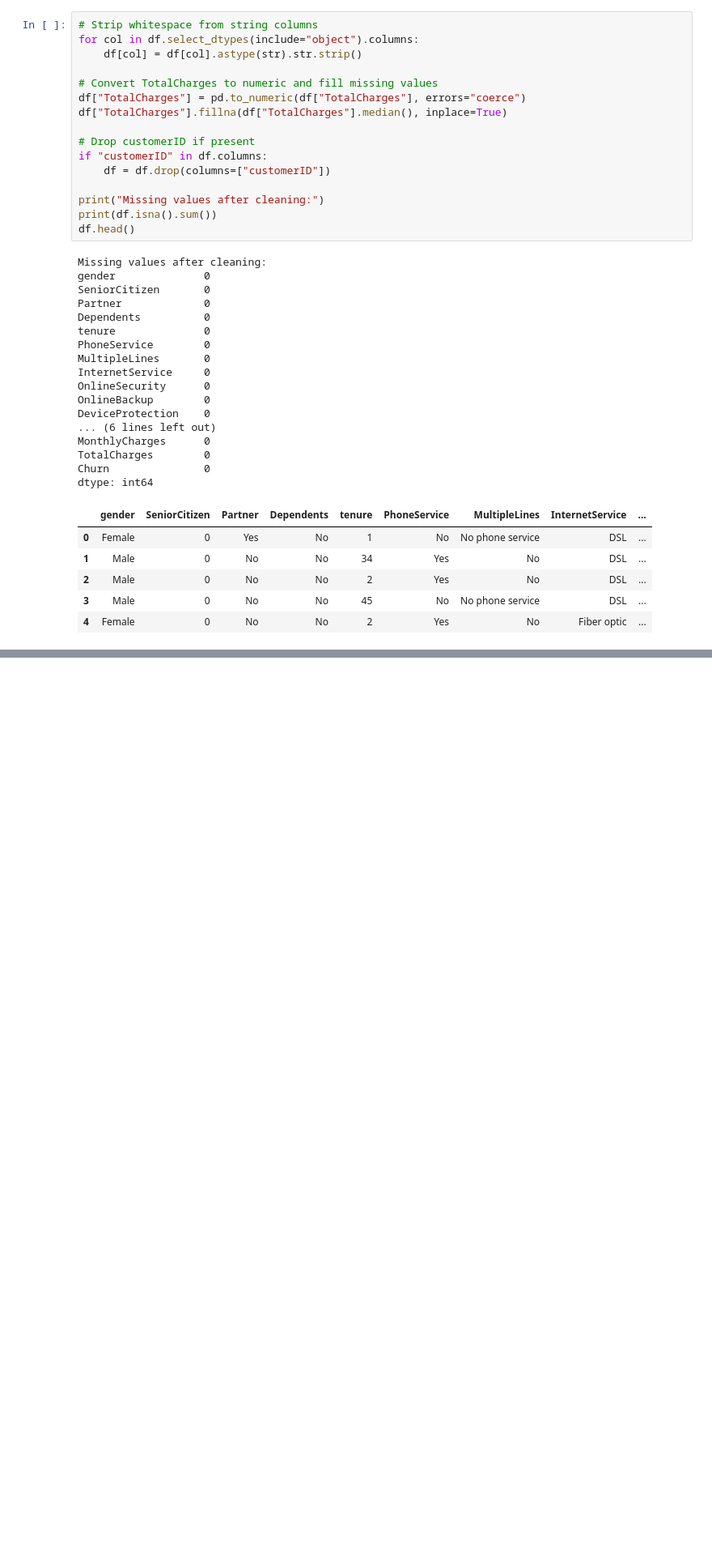
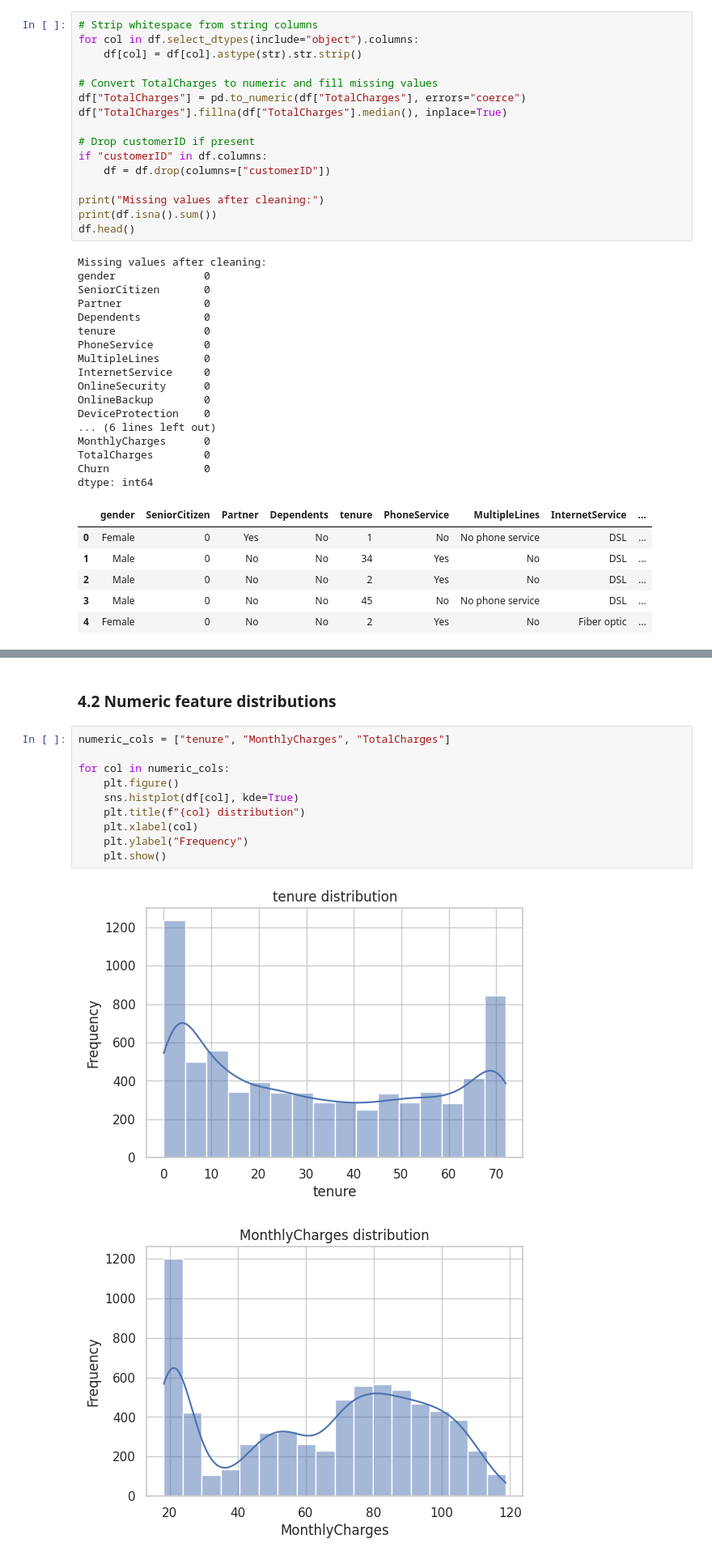
Before and after one commit to DinithYM/ML-CW, a Jupyter notebook: CM2604_CW.ipynb, the cells around one changed output, grey strips where cells are left out. Shown at 81% size. Cells and saved outputs as stored; diff of their text form; blank space fills up the shorter version.

```diff
--- a/CM2604_CW.ipynb
+++ b/CM2604_CW.ipynb
@@ -150,0 +172,15 @@ dtype: int64
+# %% [markdown]
+### 4.2 Numeric feature distributions
+# %%
+numeric_cols = ["tenure", "MonthlyCharges", "TotalCharges"]
+
+for col in numeric_cols:
+    plt.figure()
+    sns.histplot(df[col], kde=True)
+    plt.title(f"{col} distribution")
+    plt.xlabel(col)
+    plt.ylabel("Frequency")
+    plt.show()
+# %% [output]
+[figure, added]
+[figure, added]
```
Also changed, not shown: parts of 9 cells of this notebook.
